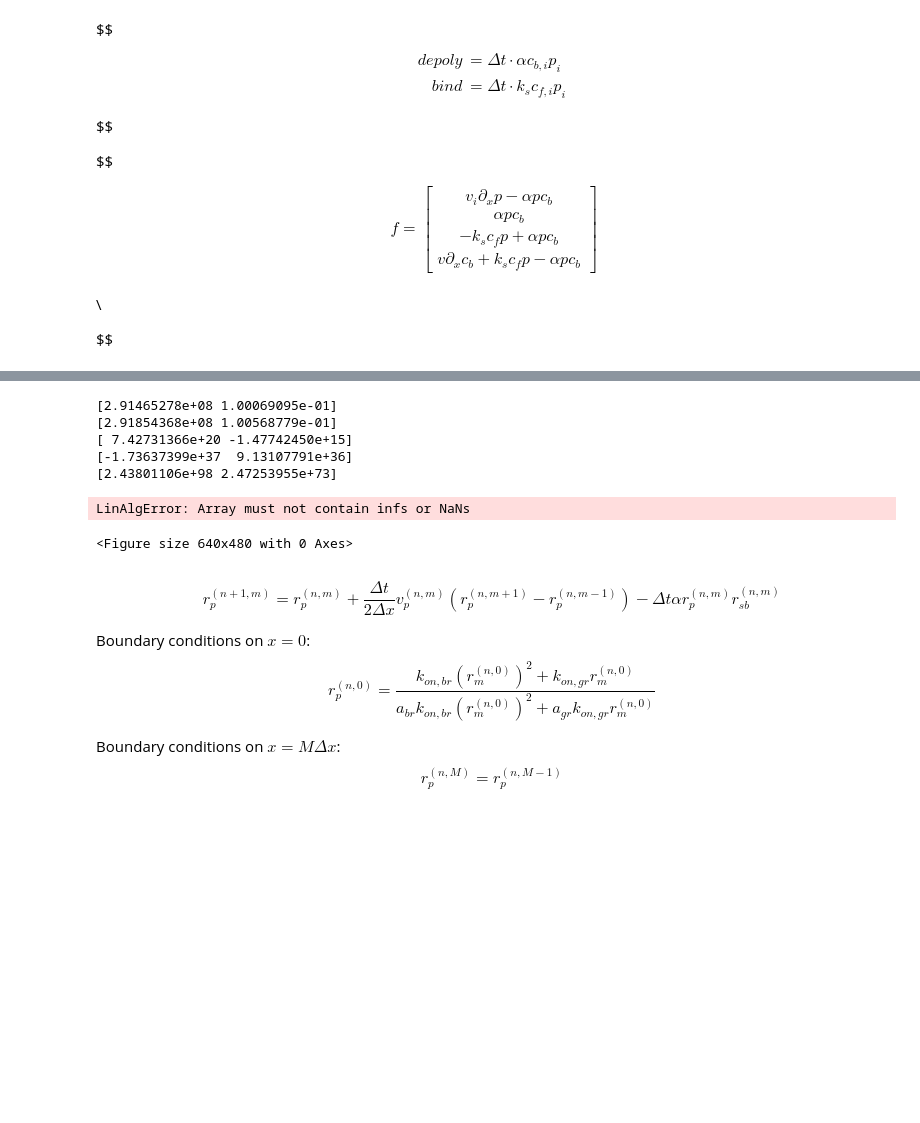
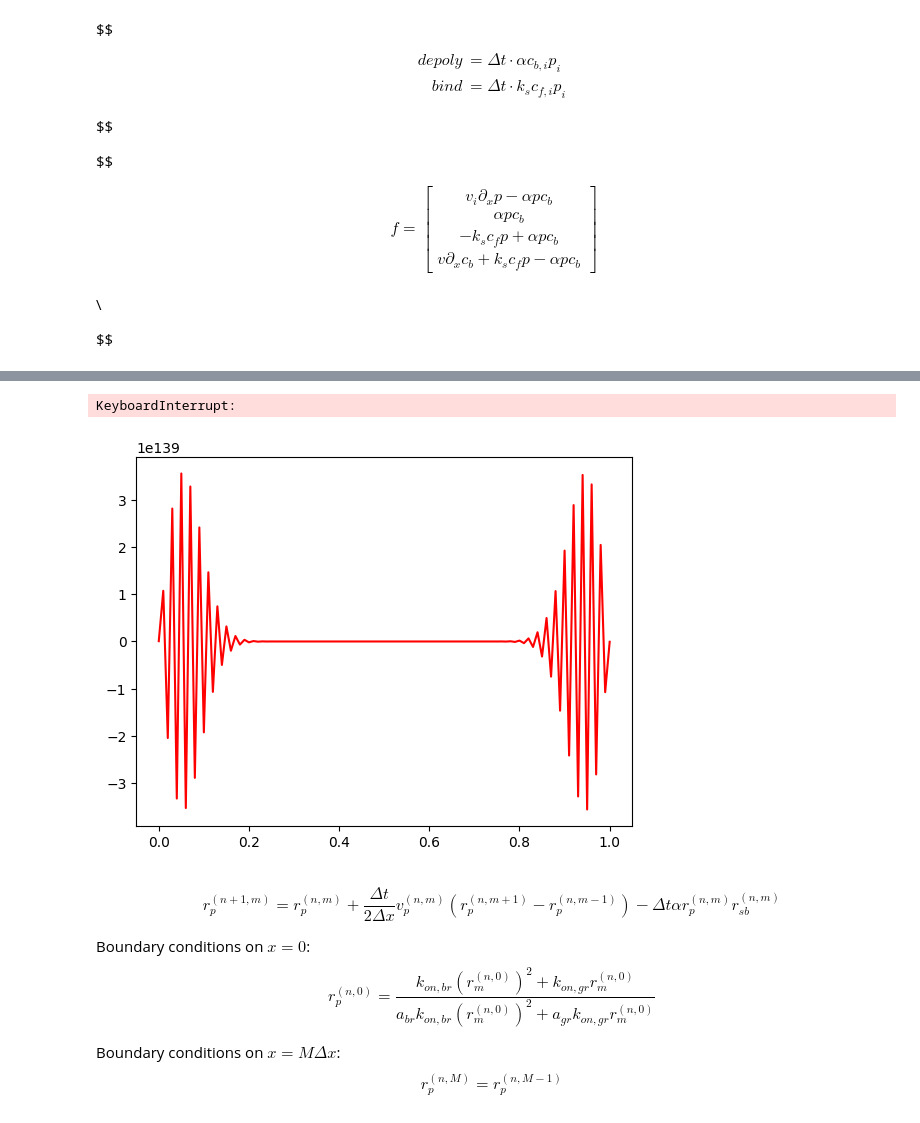
Before and after one commit to nadav7679/actin-cortex, a Jupyter notebook: finite_difference/finite_difference.ipynb, the cells around one changed output, grey strips where cells are left out. Cells and saved outputs as stored; diff of their text form; code cells hidden in the pictures; blank space fills up the shorter version.

```diff
--- a/finite_difference/finite_difference.ipynb
+++ b/finite_difference/finite_difference.ipynb
@@ -299,40 +231,51 @@ sol = solver(I, 5, 2, 0.1, 0.01)
 # %%
 import math
 from IPython import display
 from time import sleep
 
 I = [
-    lambda cf: 0.5,
-    lambda p: 0.1,
-    lambda m: 0,
-    lambda cb: 0.5*math.exp(-cb),
+    lambda p: 0,
+    lambda m: 0.5 * m,
+    lambda cf: 0.01,
+    lambda cb: 0.1*math.exp(-cb),
 ]
 
-fig = plt.figure()
+# fig = plt.figure()
 v = np.array(0)
 def append_v(**kwargs):
     global v
     v_timestamp = kwargs['v']
     v = np.append(v, v_timestamp)
 
 def plot_m(**kwargs):
     x = kwargs['x']
     m = kwargs['m']
     plt.plot(x, m, '-r')
     display.display(plt.gcf())
     display.clear_output(wait=True)
     sleep(0.1)
+    plt.clf()
+
+def log_numbers(**kwargs):
+    parameters = ["p", "m", "cf", "cb", "n"]
+    [print(f"{k}: {kwargs[k]}, ", end="") for k in parameters]
+    print()
+
+def aggregate_gen(arr):
+    def aggregate(**kwargs):
+        for k in arr:
+            _sum = sum(kwargs[k])
+            print(f"{k}: {_sum}")
 
 
-sol = solver(I, 5, 2, 0.001, 0.01)
+
+    return aggregate
+
+
+sol = solver(I, 1, 2, 0.01, 0.001, user_action=plot_m, alpha_func=lambda y: 0.7*math.tanh(y))
 # %% [output]
-[2.91465278e+08 1.00069095e-01]
-[2.91854368e+08 1.00568779e-01]
-[ 7.42731366e+20 -1.47742450e+15]
-[-1.73637399e+37  9.13107791e+36]
-[2.43801106e+98 2.47253955e+73]
+KeyboardInterrupt:
-LinAlgError: Array must not contain infs or NaNs
-<Figure size 640x480 with 0 Axes>
+[figure, added]
 # %% [markdown]
 $$
     r_p^{(n+1, m)} = r_p^{(n, m)} + \frac{\Delta t}{2 \Delta x} v_p^{(n,m)} (r_p^{(n, m+1)}-r_p^{(n, m-1)}) - \Delta t \alpha r_p^{(n,m)} r_{sb}^{(n,m)}
```
Also changed, not shown: parts of 5 cells of this notebook.
